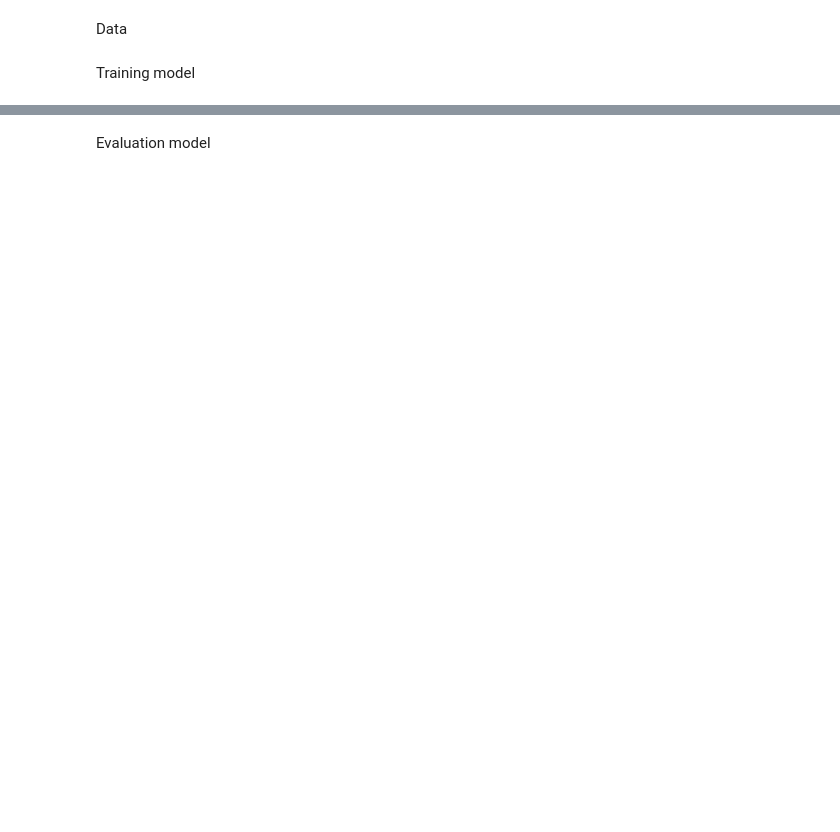
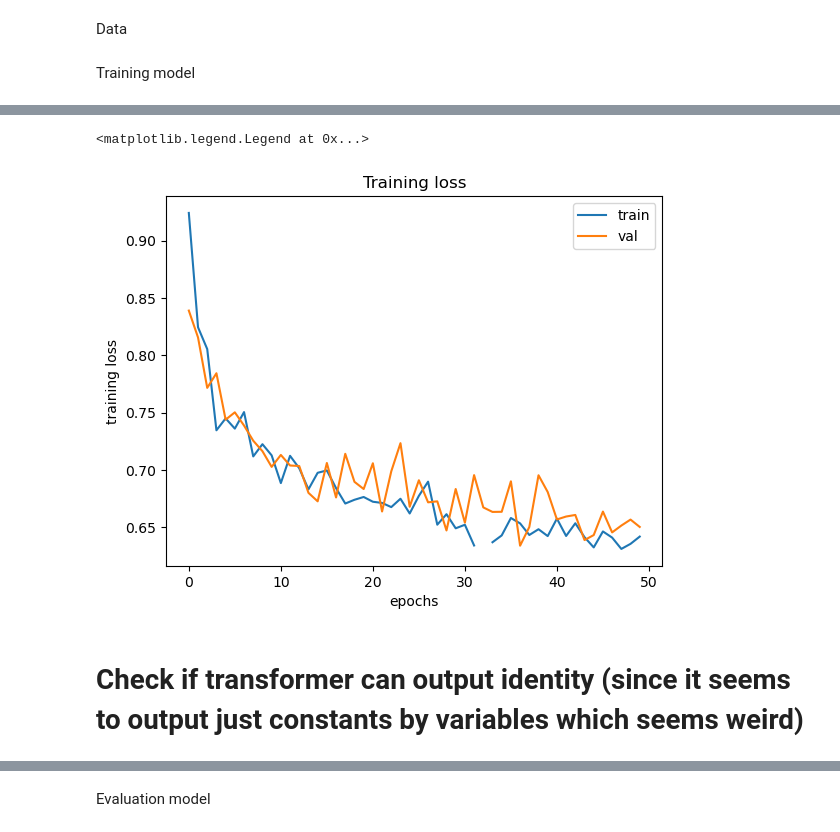
Before and after one commit to Yahnnosh/Sensor-Based-Modeling-of-Fatigue-Using-Transformer-Model, a Jupyter notebook: imputation_comparison.ipynb, the cells around one changed output, grey strips where cells are left out. Drawn from its saved outputs; the diff is of its cells as text; code cells hidden in the pictures; blank space fills up the shorter version.

Commit message:
transformer now working

```diff
--- a/imputation_comparison.ipynb
+++ b/imputation_comparison.ipynb
@@ -225,14 +228,21 @@ def plotter_from_array(dat):
         plt.xlim([0, length])
 # %% [markdown]
 Transformer model
+# %%
+sequence_length = 48 # max: 1440 (full day)
+d_model = 16
+n_heads = 4
+n_encoder_layers = 3
+lm = 43
+r = 0.21
 # %%
 # TODO: check parameters
 model = TSTransformerEncoder(feat_dim=len(VARIABLES),
-                             max_len=1440,
-                             d_model=256,
-                             n_heads=4,
-                             num_layers=1,
-                             dim_feedforward=256,
+                             max_len=sequence_length,
+                             d_model=d_model,
+                             n_heads=n_heads,
+                             num_layers=n_encoder_layers,
+                             dim_feedforward=d_model,
                              dropout=0.1,
                              pos_encoding='fixed',
                              activation='gelu',
@@ -347,0 +467,12 @@ plt.plot(history['train_loss'])
+# %%
+plt.plot(history['train_loss'])
+plt.plot(history['test_loss'])
+plt.xlabel('epochs')
+plt.ylabel('training loss')
+plt.title('Training loss')
+plt.legend(['train', 'val'])
+# %% [output]
+<matplotlib.legend.Legend at 0x...>
+[figure, added]
+# %% [markdown]
+# Check if transformer can output identity (since it seems to output just constants by variables which seems weird)
```
Also changed, not shown: parts of 24 cells of this notebook, 1 other file.
